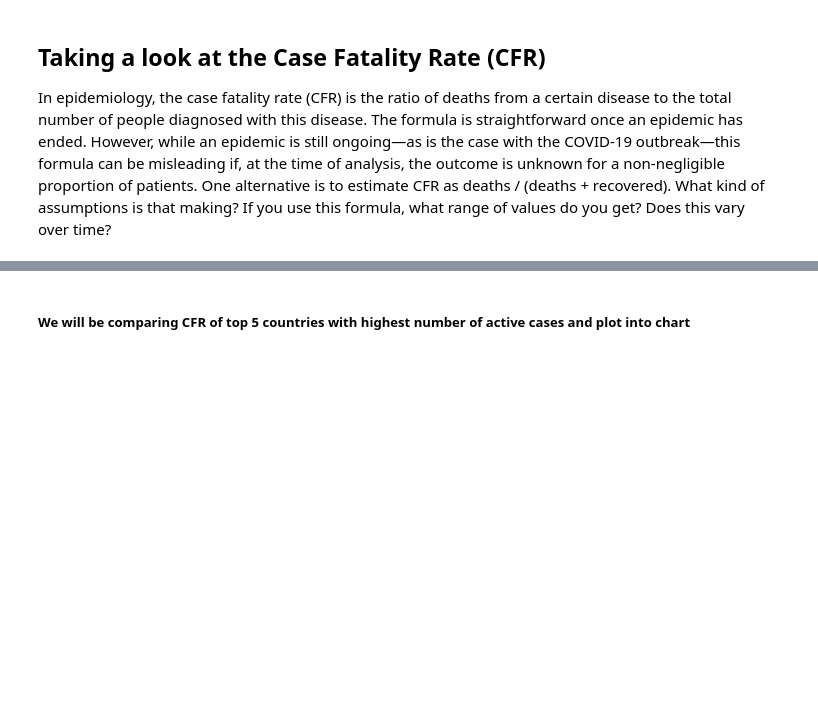
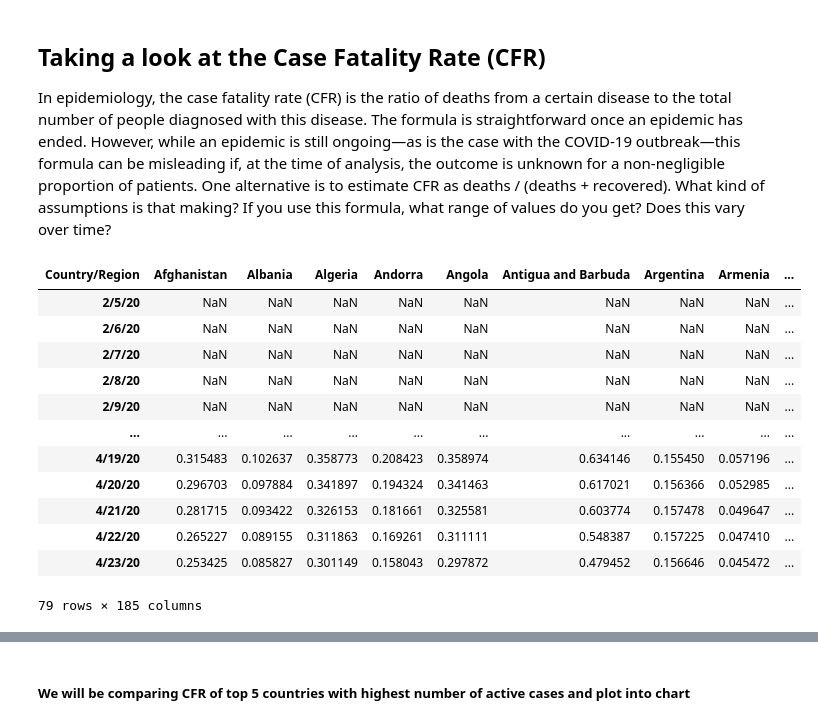
Before and after one commit to dnewton090/COVID-19, a Jupyter notebook: COVID-19_April-20_DX&M.ipynb, the cells around one changed output, grey strips where cells are left out. Cells and saved outputs as stored; diff of their text form; code cells hidden in the pictures; blank space fills up the shorter version.

```diff
--- a/COVID-19_April-20_DX&M.ipynb
+++ b/COVID-19_April-20_DX&M.ipynb
@@ -846,0 +905,19 @@ In epidemiology, the case fatality rate (CFR) is the ratio of deaths from a cert
+# %%
+# Bring it back in:  CFE(14d) = Deaths(14d) / [Deaths(14d) + Recoveries(14d)]
+
+cfr_14d = pd.read_csv("cfr_14d.csv").set_index("Country/Region").transpose()
+cfr_14d
+# %% [output]
+| Country/Region | Afghanistan | Albania | Algeria | Andorra | Angola | Antigua and Barbuda | Argentina | Armenia | ... |
+| 2/5/20 | NaN | NaN | NaN | NaN | NaN | NaN | NaN | NaN | ... |
+| 2/6/20 | NaN | NaN | NaN | NaN | NaN | NaN | NaN | NaN | ... |
+| 2/7/20 | NaN | NaN | NaN | NaN | NaN | NaN | NaN | NaN | ... |
+| 2/8/20 | NaN | NaN | NaN | NaN | NaN | NaN | NaN | NaN | ... |
+| 2/9/20 | NaN | NaN | NaN | NaN | NaN | NaN | NaN | NaN | ... |
+| ... | ... | ... | ... | ... | ... | ... | ... | ... | ... |
+| 4/19/20 | 0.315483 | 0.102637 | 0.358773 | 0.208423 | 0.358974 | 0.634146 | 0.155450 | 0.057196 | ... |
+| 4/20/20 | 0.296703 | 0.097884 | 0.341897 | 0.194324 | 0.341463 | 0.617021 | 0.156366 | 0.052985 | ... |
+| 4/21/20 | 0.281715 | 0.093422 | 0.326153 | 0.181661 | 0.325581 | 0.603774 | 0.157478 | 0.049647 | ... |
+| 4/22/20 | 0.265227 | 0.089155 | 0.311863 | 0.169261 | 0.311111 | 0.548387 | 0.157225 | 0.047410 | ... |
+| 4/23/20 | 0.253425 | 0.085827 | 0.301149 | 0.158043 | 0.297872 | 0.479452 | 0.156646 | 0.045472 | ... |
+79 rows × 185 columns
```
Also changed, not shown: parts of 17 cells of this notebook.
